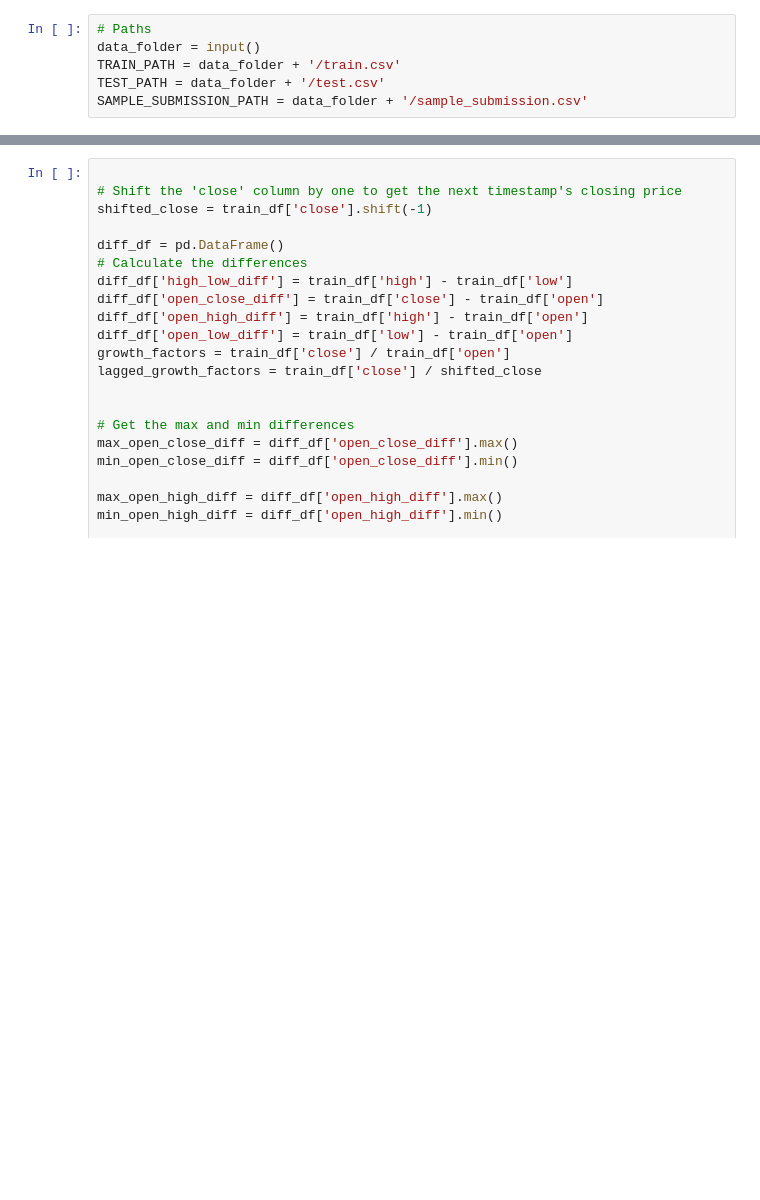
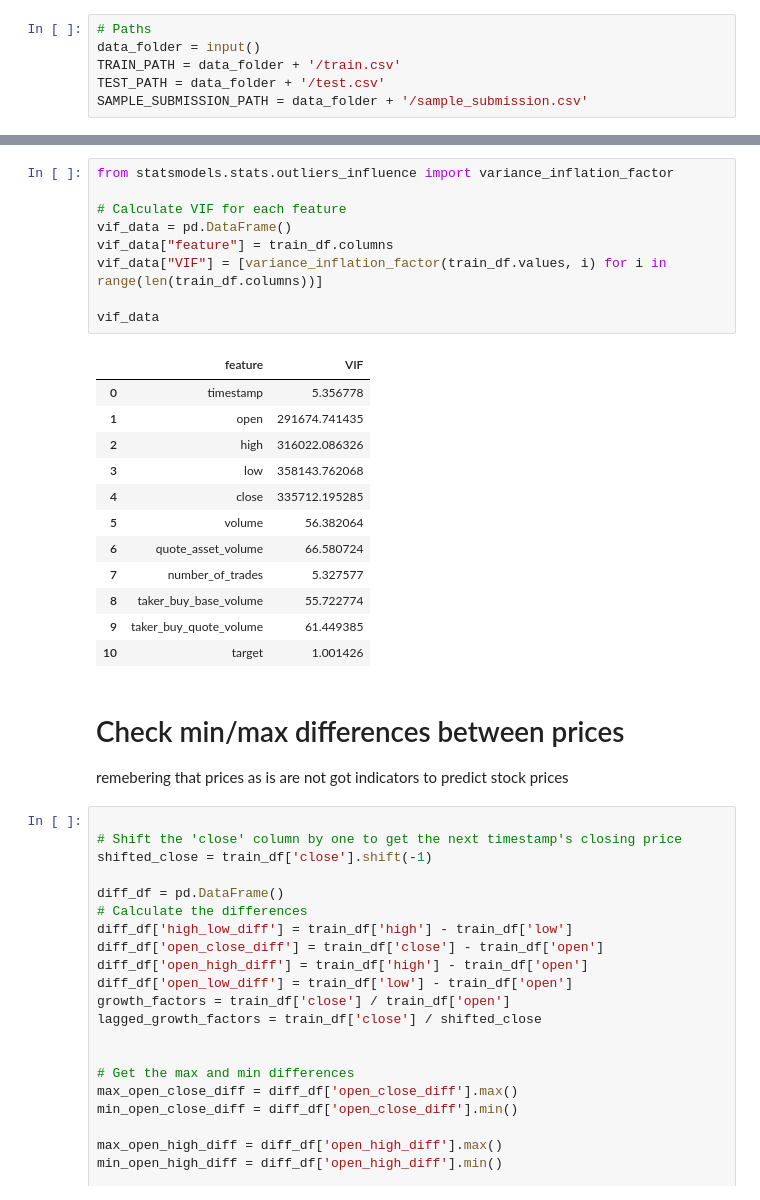
Before and after one commit to pedro-loures/Directional-Forecasting-in-Cryptocurrencies, a Jupyter notebook: data_characterization.ipynb, the cells around one changed output, grey strips where cells are left out. Saved outputs shown, nothing was run; the diff lists cells and outputs as text; blank space fills up the shorter version.

```diff
--- a/data_characterization.ipynb
+++ b/data_characterization.ipynb
@@ -67,3 +87,28 @@ correlation_matrix
+# %%
+from statsmodels.stats.outliers_influence import variance_inflation_factor
+
+# Calculate VIF for each feature
+vif_data = pd.DataFrame()
+vif_data["feature"] = train_df.columns
+vif_data["VIF"] = [variance_inflation_factor(train_df.values, i) for i in range(len(train_df.columns))]
+
+vif_data
+# %% [output]
+|  | feature | VIF |
+| 0 | timestamp | 5.356778 |
+| 1 | open | 291674.741435 |
+| 2 | high | 316022.086326 |
+| 3 | low | 358143.762068 |
+| 4 | close | 335712.195285 |
+| 5 | volume | 56.382064 |
+| 6 | quote_asset_volume | 66.580724 |
+| 7 | number_of_trades | 5.327577 |
+| 8 | taker_buy_base_volume | 55.722774 |
+| 9 | taker_buy_quote_volume | 61.449385 |
+| 10 | target | 1.001426 |
+# %% [markdown]
+# Check min/max differences between prices
+remebering that prices as is are not got indicators to predict stock prices
 # %%
 
 # Shift the 'close' column by one to get the next timestamp's closing price
```
Also changed, not shown: parts of 31 cells of this notebook, 9 other files.
